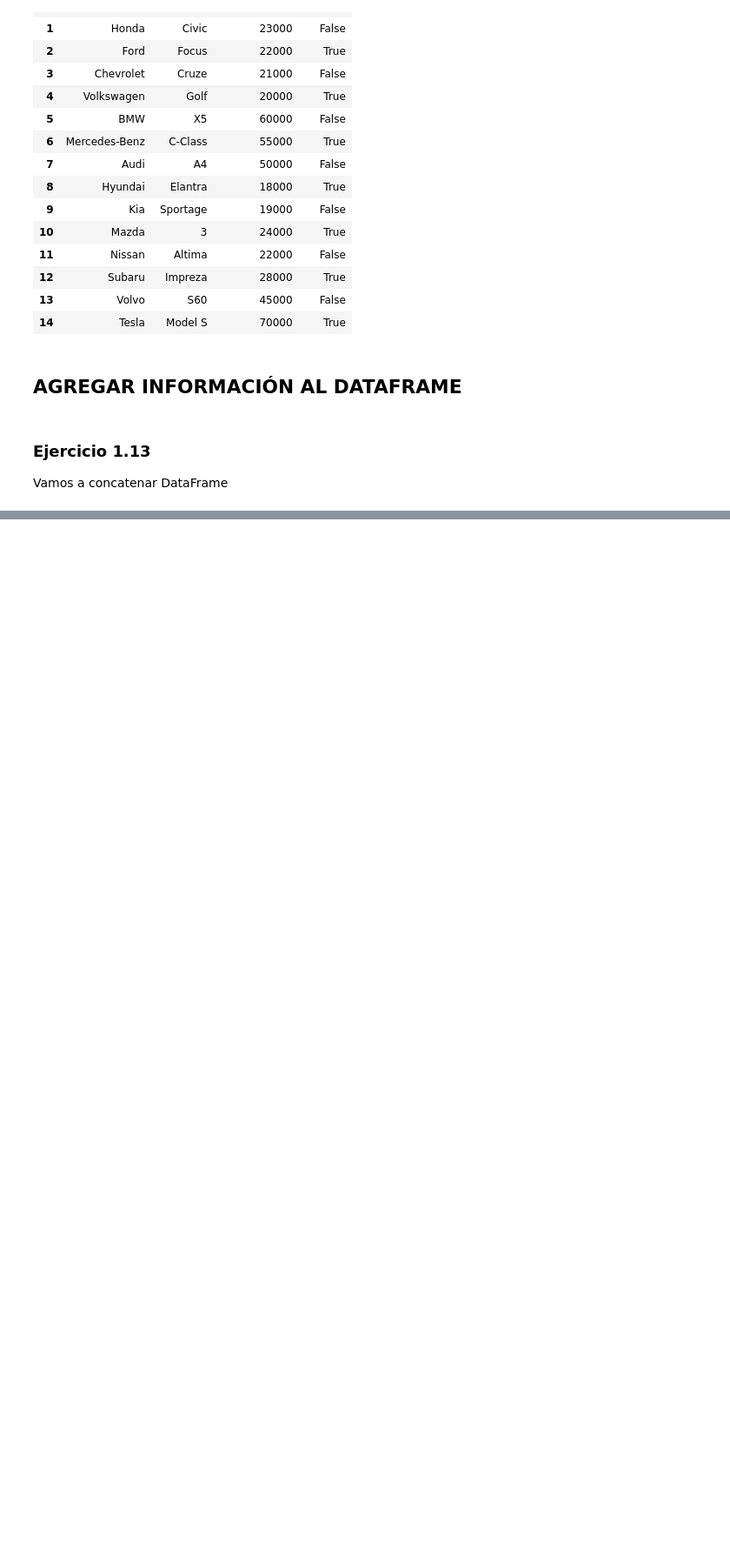
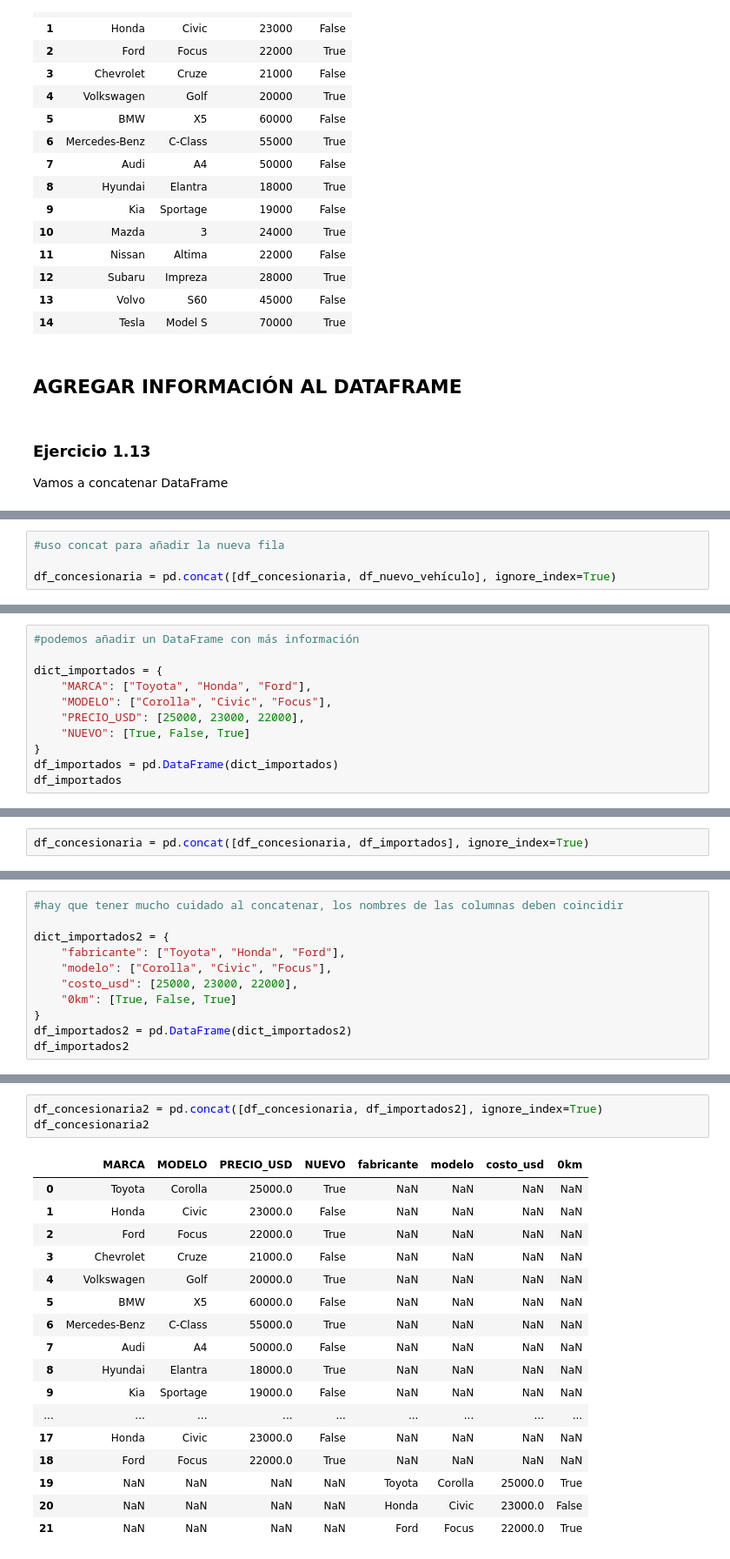
Before and after one commit to sofiagoszko/practicas-analisis-datos, a Jupyter notebook: python/PythonClase09-Pandas-DataFrame.ipynb, the cells around one changed output, grey strips where cells are left out. Shown at 87% size. Drawn from its saved outputs; the diff is of its cells as text; blank space fills up the shorter version.

```diff
--- a/python/PythonClase09-Pandas-DataFrame.ipynb
+++ b/python/PythonClase09-Pandas-DataFrame.ipynb
@@ -571,0 +578,4 @@ df_nuevo_vehículo = pd.DataFrame(
+# %%
+#uso concat para añadir la nueva fila
+
+df_concesionaria = pd.concat([df_concesionaria, df_nuevo_vehículo], ignore_index=True)
@@ -571,0 +602,11 @@ df_nuevo_vehículo = pd.DataFrame(
+# %%
+#podemos añadir un DataFrame con más información
+
+dict_importados = {
+    "MARCA": ["Toyota", "Honda", "Ford"],
+    "MODELO": ["Corolla", "Civic", "Focus"],
+    "PRECIO_USD": [25000, 23000, 22000],
+    "NUEVO": [True, False, True]
+}
+df_importados = pd.DataFrame(dict_importados)
+df_importados
@@ -571,0 +618,2 @@ df_nuevo_vehículo = pd.DataFrame(
+# %%
+df_concesionaria = pd.concat([df_concesionaria, df_importados], ignore_index=True)
@@ -571,0 +640,11 @@ df_nuevo_vehículo = pd.DataFrame(
+# %%
+#hay que tener mucho cuidado al concatenar, los nombres de las columnas deben coincidir
+
+dict_importados2 = {
+    "fabricante": ["Toyota", "Honda", "Ford"],
+    "modelo": ["Corolla", "Civic", "Focus"],
+    "costo_usd": [25000, 23000, 22000],
+    "0km": [True, False, True]
+}
+df_importados2 = pd.DataFrame(dict_importados2)
+df_importados2
@@ -571,0 +656,21 @@ df_nuevo_vehículo = pd.DataFrame(
+# %%
+df_concesionaria2 = pd.concat([df_concesionaria, df_importados2], ignore_index=True)
+df_concesionaria2
+# %% [output]
+|  | MARCA | MODELO | PRECIO_USD | NUEVO | fabricante | modelo | costo_usd | 0km |
+| 0 | Toyota | Corolla | 25000.0 | True | NaN | NaN | NaN | NaN |
+| 1 | Honda | Civic | 23000.0 | False | NaN | NaN | NaN | NaN |
+| 2 | Ford | Focus | 22000.0 | True | NaN | NaN | NaN | NaN |
+| 3 | Chevrolet | Cruze | 21000.0 | False | NaN | NaN | NaN | NaN |
+| 4 | Volkswagen | Golf | 20000.0 | True | NaN | NaN | NaN | NaN |
+| 5 | BMW | X5 | 60000.0 | False | NaN | NaN | NaN | NaN |
+| 6 | Mercedes-Benz | C-Class | 55000.0 | True | NaN | NaN | NaN | NaN |
+| 7 | Audi | A4 | 50000.0 | False | NaN | NaN | NaN | NaN |
+| 8 | Hyundai | Elantra | 18000.0 | True | NaN | NaN | NaN | NaN |
+| 9 | Kia | Sportage | 19000.0 | False | NaN | NaN | NaN | NaN |
+| ... | ... | ... | ... | ... | ... | ... | ... | ... |
+| 17 | Honda | Civic | 23000.0 | False | NaN | NaN | NaN | NaN |
+| 18 | Ford | Focus | 22000.0 | True | NaN | NaN | NaN | NaN |
+| 19 | NaN | NaN | NaN | NaN | Toyota | Corolla | 25000.0 | True |
+| 20 | NaN | NaN | NaN | NaN | Honda | Civic | 23000.0 | False |
+| 21 | NaN | NaN | NaN | NaN | Ford | Focus | 22000.0 | True |
```
Also changed, not shown: parts of 27 cells of this notebook.
